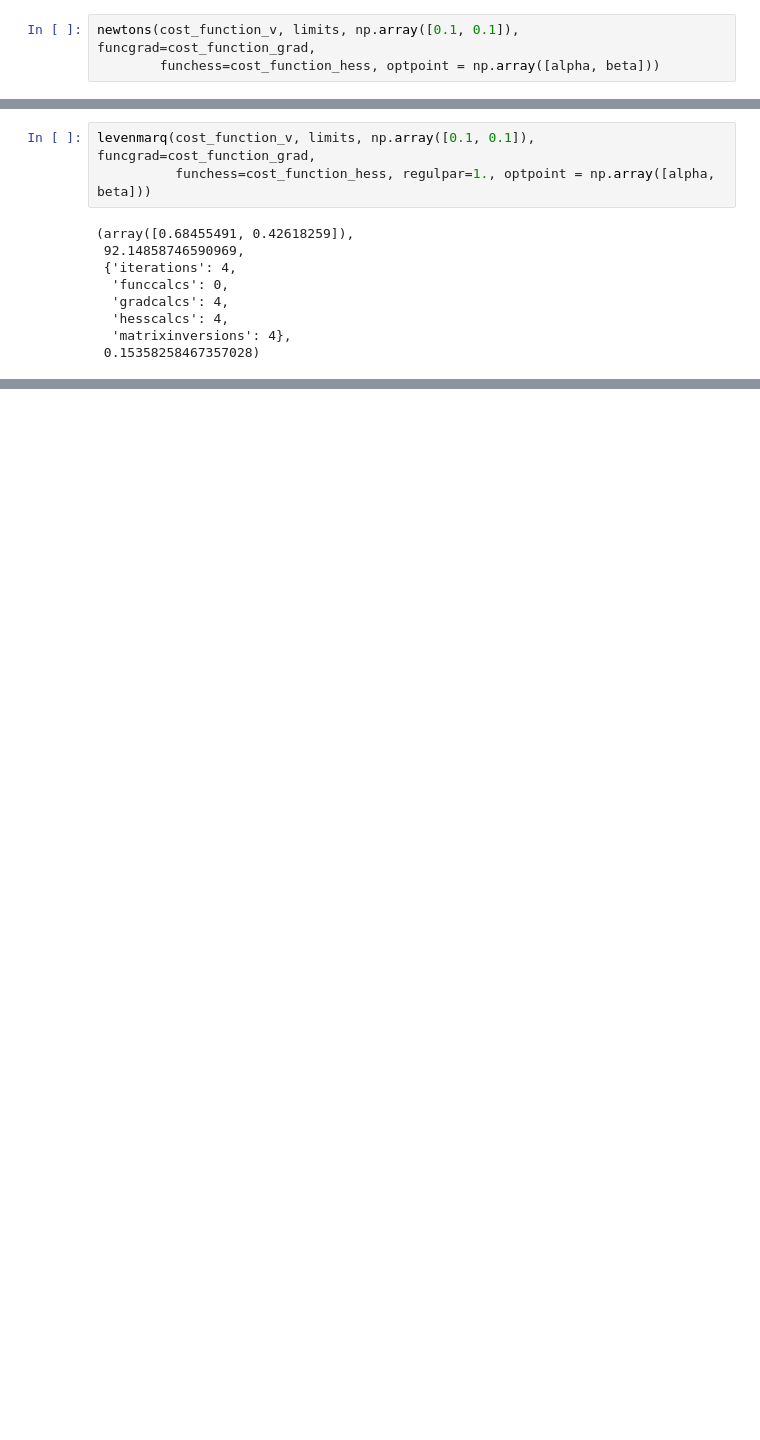
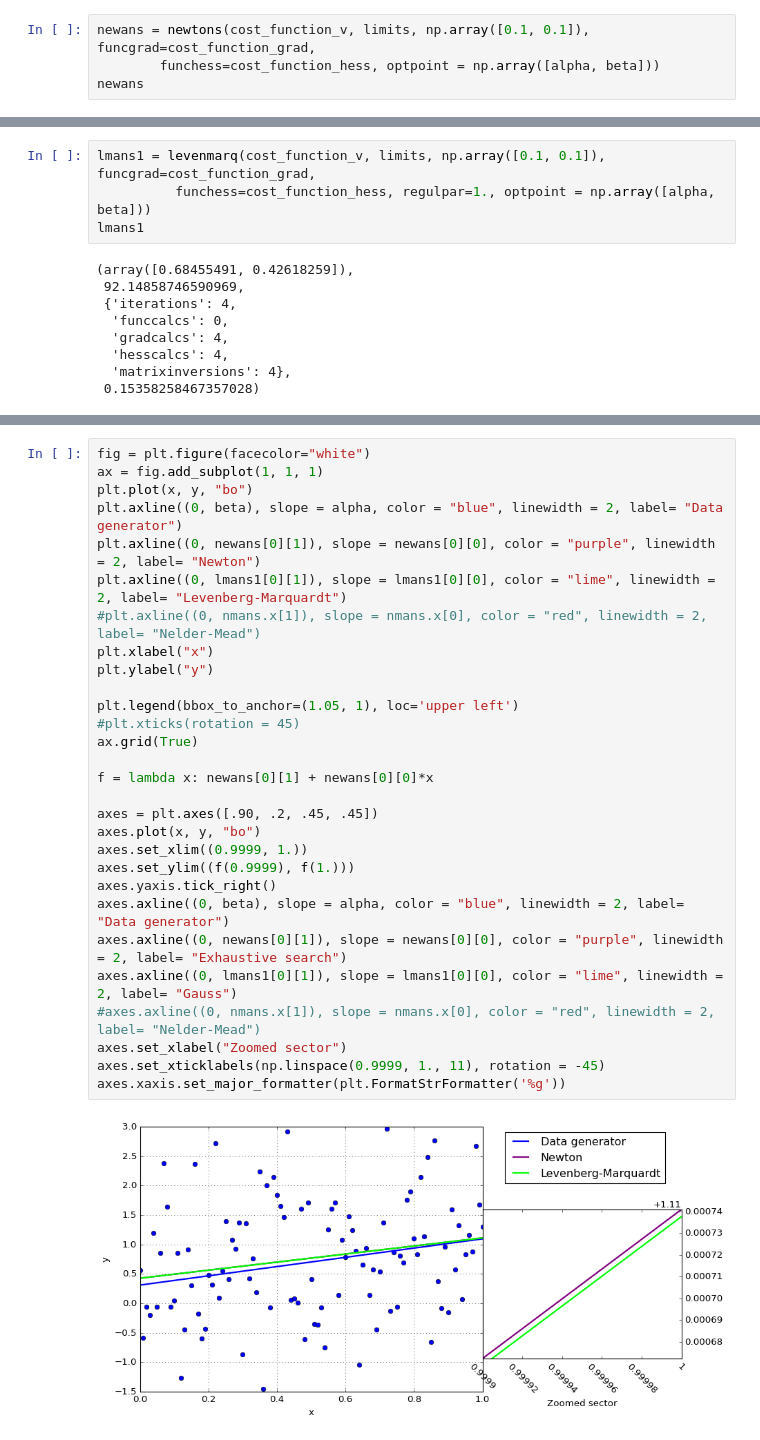
Before and after one commit to dmitry-grigorev/AlgoAnalysisDevelopment, a Jupyter notebook: Task3/Task3notebook.ipynb, the cells around one changed output, grey strips where cells are left out. Drawn from its saved outputs; the diff is of its cells as text; blank space fills up the shorter version.

```diff
--- a/Task3/Task3notebook.ipynb
+++ b/Task3/Task3notebook.ipynb
@@ -41,8 +47,9 @@ def cost_function_hess(theta):
 # %%
 limits = np.array([[0, 1], [0, 1]], dtype=float)
 # %%
-newtons(cost_function_v, limits, np.array([0.1, 0.1]), funcgrad=cost_function_grad,
+newans = newtons(cost_function_v, limits, np.array([0.1, 0.1]), funcgrad=cost_function_grad,
         funchess=cost_function_hess, optpoint = np.array([alpha, beta]))
+newans
 # %% [output]
 (array([0.68456203, 0.42617877]),
  92.14858746546793,
@@ -53,8 +60,9 @@ newtons(cost_function_v, limits, np.array([0.1, 0.1]), funcgrad=cost_function_gr
   'matrixinversions': 2},
  0.15357504216757092)
 # %%
-levenmarq(cost_function_v, limits, np.array([0.1, 0.1]), funcgrad=cost_function_grad,
+lmans1 = levenmarq(cost_function_v, limits, np.array([0.1, 0.1]), funcgrad=cost_function_grad,
           funchess=cost_function_hess, regulpar=1., optpoint = np.array([alpha, beta]))
+lmans1
 # %% [output]
 (array([0.68455491, 0.42618259]),
  92.14858746590969,
@@ -76,3 +85,34 @@ levenmarq(cost_function_v, limits, np.array([0.1, 0.1]), funcgrad=cost_function_
   'hesscalcs': 2,
   'matrixinversions': 42},
  0.1535750423681571)
+# %%
+fig = plt.figure(facecolor="white")
+ax = fig.add_subplot(1, 1, 1)
+plt.plot(x, y, "bo")
+plt.axline((0, beta), slope = alpha, color = "blue", linewidth = 2, label= "Data generator")
+plt.axline((0, newans[0][1]), slope = newans[0][0], color = "purple", linewidth = 2, label= "Newton")
+plt.axline((0, lmans1[0][1]), slope = lmans1[0][0], color = "lime", linewidth = 2, label= "Levenberg-Marquardt")
+#plt.axline((0, nmans.x[1]), slope = nmans.x[0], color = "red", linewidth = 2, label= "Nelder-Mead")
+plt.xlabel("x")
+plt.ylabel("y")
+
+plt.legend(bbox_to_anchor=(1.05, 1), loc='upper left')
+#plt.xticks(rotation = 45)
+ax.grid(True)
+
+f = lambda x: newans[0][1] + newans[0][0]*x
+
+axes = plt.axes([.90, .2, .45, .45])
+axes.plot(x, y, "bo")
+axes.set_xlim((0.9999, 1.))
+axes.set_ylim((f(0.9999), f(1.)))
+axes.yaxis.tick_right()
+axes.axline((0, beta), slope = alpha, color = "blue", linewidth = 2, label= "Data generator")
+axes.axline((0, newans[0][1]), slope = newans[0][0], color = "purple", linewidth = 2, label= "Exhaustive search")
+axes.axline((0, lmans1[0][1]), slope = lmans1[0][0], color = "lime", linewidth = 2, label= "Gauss")
+#axes.axline((0, nmans.x[1]), slope = nmans.x[0], color = "red", linewidth = 2, label= "Nelder-Mead")
+axes.set_xlabel("Zoomed sector")
+axes.set_xticklabels(np.linspace(0.9999, 1., 11), rotation = -45)
+axes.xaxis.set_major_formatter(plt.FormatStrFormatter('%g'))
+# %% [output]
+[figure, added]
```
Also changed, not shown: parts of 6 cells of this notebook.
